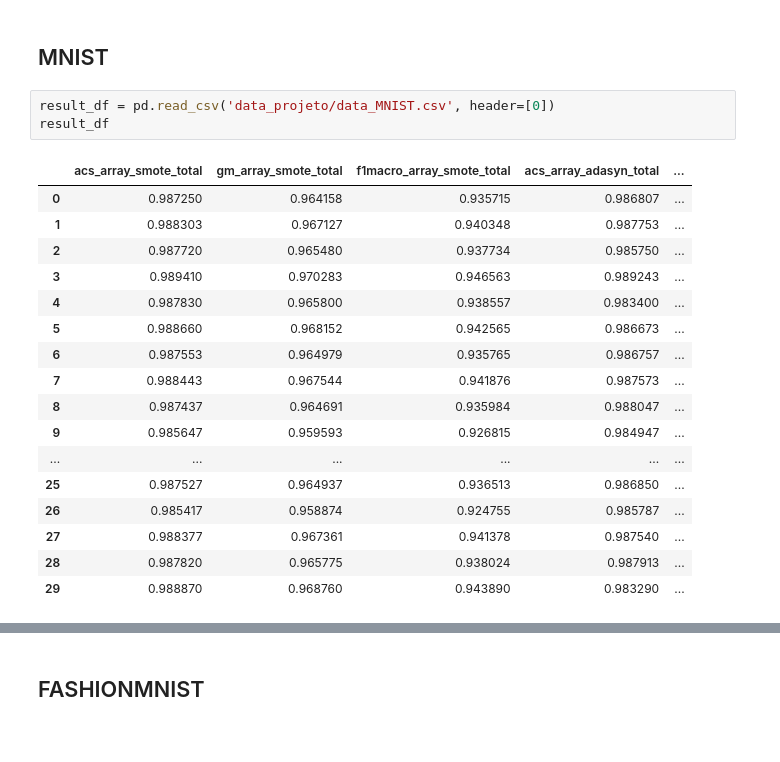
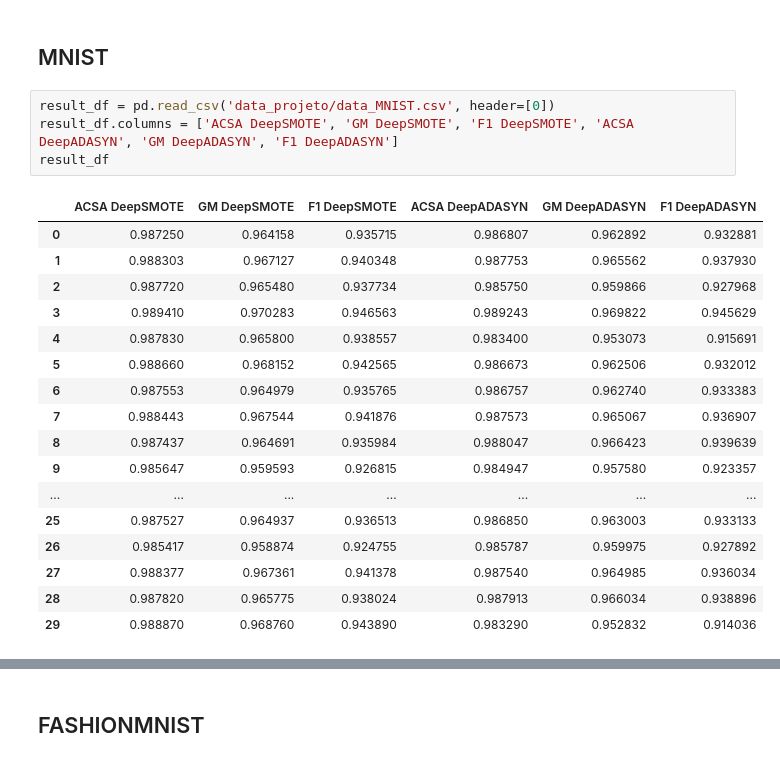
Before and after one commit to thiagom123/Redes-Neurais-2022-1, a Jupyter notebook: Projeto/Testes_estatisticos.ipynb, the cells around one changed output, grey strips where cells are left out. Cells and saved outputs as stored; diff of their text form.

```diff
--- a/Projeto/Testes_estatisticos.ipynb
+++ b/Projeto/Testes_estatisticos.ipynb
@@ -38,22 +38,23 @@ def shapiro_wilk(result_df):
 ## MNIST
 # %%
 result_df = pd.read_csv('data_projeto/data_MNIST.csv', header=[0])
+result_df.columns = ['ACSA DeepSMOTE', 'GM DeepSMOTE', 'F1 DeepSMOTE', 'ACSA DeepADASYN', 'GM DeepADASYN', 'F1 DeepADASYN']
 result_df
 # %% [output]
-|  | acs_array_smote_total | gm_array_smote_total | f1macro_array_smote_total | acs_array_adasyn_total | ... |
-| 0 | 0.987250 | 0.964158 | 0.935715 | 0.986807 | ... |
-| 1 | 0.988303 | 0.967127 | 0.940348 | 0.987753 | ... |
-| 2 | 0.987720 | 0.965480 | 0.937734 | 0.985750 | ... |
-| 3 | 0.989410 | 0.970283 | 0.946563 | 0.989243 | ... |
-| 4 | 0.987830 | 0.965800 | 0.938557 | 0.983400 | ... |
-| 5 | 0.988660 | 0.968152 | 0.942565 | 0.986673 | ... |
-| 6 | 0.987553 | 0.964979 | 0.935765 | 0.986757 | ... |
-| 7 | 0.988443 | 0.967544 | 0.941876 | 0.987573 | ... |
-| 8 | 0.987437 | 0.964691 | 0.935984 | 0.988047 | ... |
-| 9 | 0.985647 | 0.959593 | 0.926815 | 0.984947 | ... |
-| ... | ... | ... | ... | ... | ... |
-| 25 | 0.987527 | 0.964937 | 0.936513 | 0.986850 | ... |
-| 26 | 0.985417 | 0.958874 | 0.924755 | 0.985787 | ... |
-| 27 | 0.988377 | 0.967361 | 0.941378 | 0.987540 | ... |
-| 28 | 0.987820 | 0.965775 | 0.938024 | 0.987913 | ... |
-| 29 | 0.988870 | 0.968760 | 0.943890 | 0.983290 | ... |
+|  | ACSA DeepSMOTE | GM DeepSMOTE | F1 DeepSMOTE | ACSA DeepADASYN | GM DeepADASYN | F1 DeepADASYN |
+| 0 | 0.987250 | 0.964158 | 0.935715 | 0.986807 | 0.962892 | 0.932881 |
+| 1 | 0.988303 | 0.967127 | 0.940348 | 0.987753 | 0.965562 | 0.937930 |
+| 2 | 0.987720 | 0.965480 | 0.937734 | 0.985750 | 0.959866 | 0.927968 |
+| 3 | 0.989410 | 0.970283 | 0.946563 | 0.989243 | 0.969822 | 0.945629 |
+| 4 | 0.987830 | 0.965800 | 0.938557 | 0.983400 | 0.953073 | 0.915691 |
+| 5 | 0.988660 | 0.968152 | 0.942565 | 0.986673 | 0.962506 | 0.932012 |
+| 6 | 0.987553 | 0.964979 | 0.935765 | 0.986757 | 0.962740 | 0.933383 |
+| 7 | 0.988443 | 0.967544 | 0.941876 | 0.987573 | 0.965067 | 0.936907 |
+| 8 | 0.987437 | 0.964691 | 0.935984 | 0.988047 | 0.966423 | 0.939639 |
+| 9 | 0.985647 | 0.959593 | 0.926815 | 0.984947 | 0.957580 | 0.923357 |
+| ... | ... | ... | ... | ... | ... | ... |
+| 25 | 0.987527 | 0.964937 | 0.936513 | 0.986850 | 0.963003 | 0.933133 |
+| 26 | 0.985417 | 0.958874 | 0.924755 | 0.985787 | 0.959975 | 0.927892 |
+| 27 | 0.988377 | 0.967361 | 0.941378 | 0.987540 | 0.964985 | 0.936034 |
+| 28 | 0.987820 | 0.965775 | 0.938024 | 0.987913 | 0.966034 | 0.938896 |
+| 29 | 0.988870 | 0.968760 | 0.943890 | 0.983290 | 0.952832 | 0.914036 |
```
Also changed, not shown: parts of 26 cells of this notebook.
